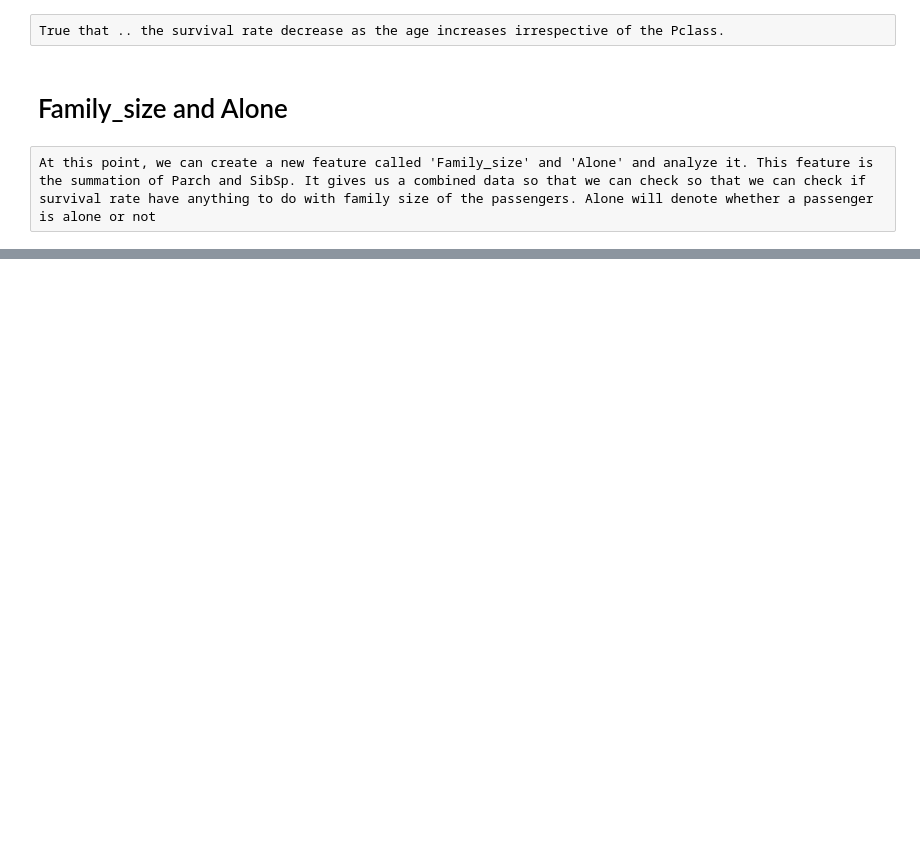
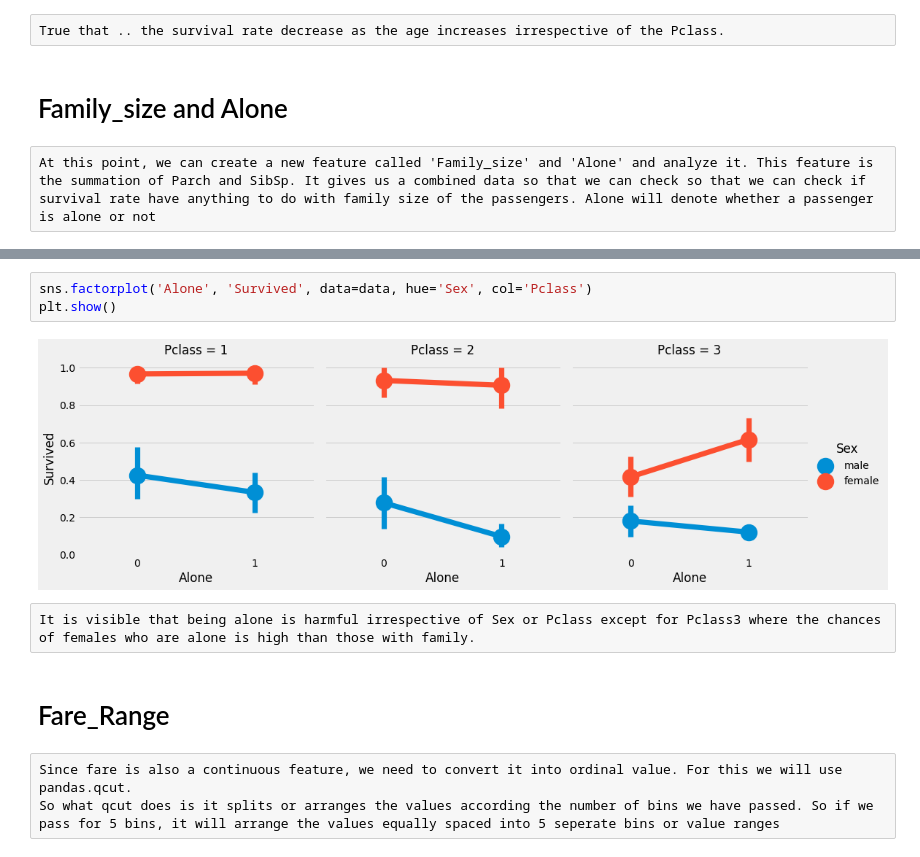
Before and after one commit to rayjang/kaggle_practice, a Jupyter notebook: Binary_classification_tabular_data/Titanic/EDA_to_prediction.ipynb, the cells around one changed output, grey strips where cells are left out. Cells and saved outputs as stored; diff of their text form; blank space fills up the shorter version.

```diff
--- a/Binary_classification_tabular_data/Titanic/EDA_to_prediction.ipynb
+++ b/Binary_classification_tabular_data/Titanic/EDA_to_prediction.ipynb
@@ -521,0 +545,12 @@ At this point, we can create a new feature called 'Family_size' and 'Alone' and
+# %%
+sns.factorplot('Alone', 'Survived', data=data, hue='Sex', col='Pclass')
+plt.show()
+# %% [output]
+[figure, added]
+# %% [raw]
+It is visible that being alone is harmful irrespective of Sex or Pclass except for Pclass3 where the chances of females who are alone is high than those with family.
+# %% [markdown]
+# Fare_Range
+# %% [raw]
+Since fare is also a continuous feature, we need to convert it into ordinal value. For this we will use pandas.qcut.
+So what qcut does is it splits or arranges the values according the number of bins we have passed. So if we pass for 5 bins, it will arrange the values equally spaced into 5 seperate bins or value ranges
```
Also changed, not shown: parts of 32 cells of this notebook.
